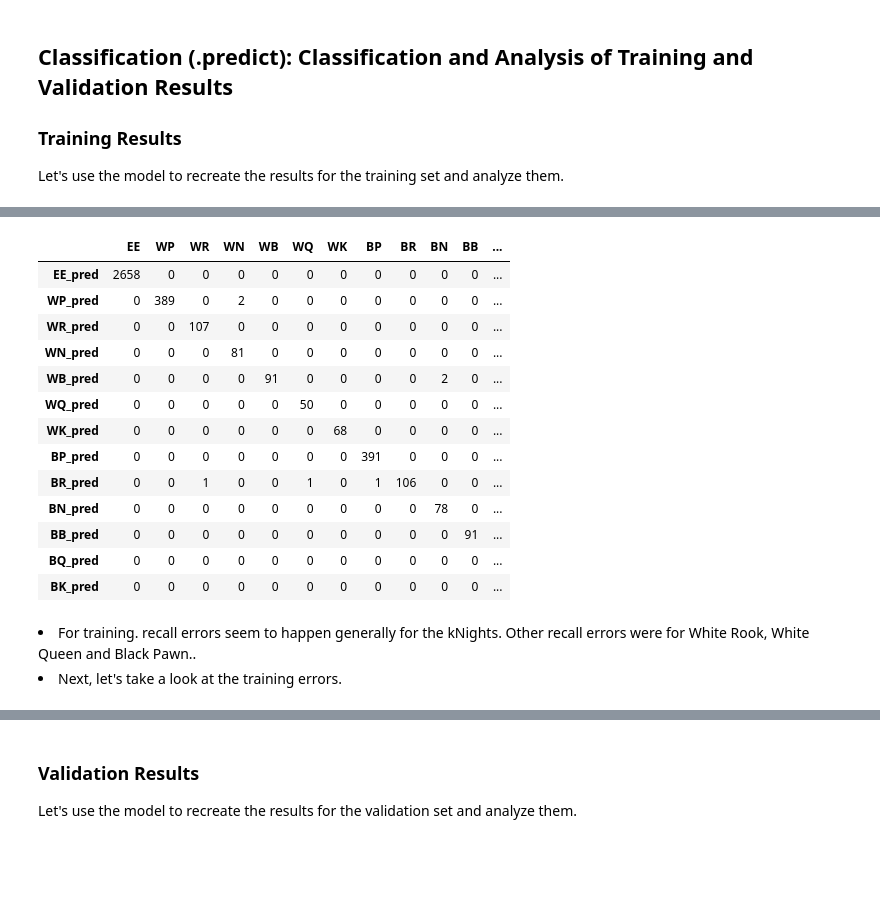
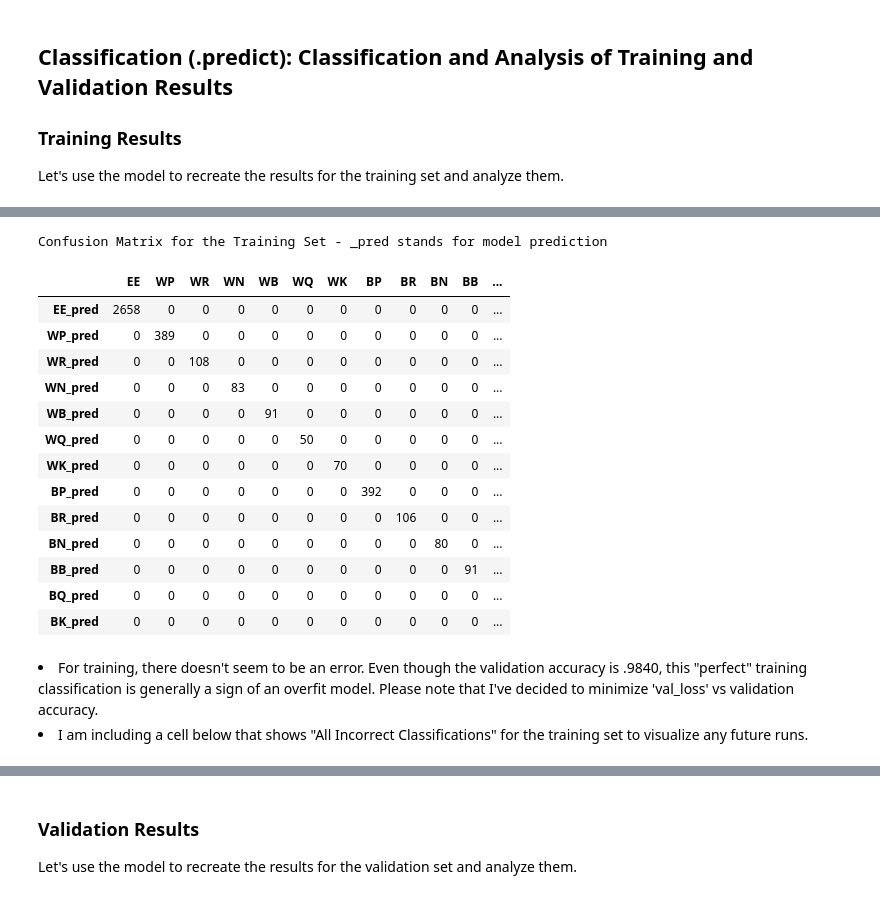
Before and after one commit to artunart/Get-Chess-Board, a Jupyter notebook: Get Chess Board - Part 3b - Piece Classification - Train + Predict.ipynb, the cells around one changed output, grey strips where cells are left out. Saved outputs shown, nothing was run; the diff lists cells and outputs as text; code cells hidden in the pictures; blank space fills up the shorter version.

```diff
--- a/Get Chess Board - Part 3b - Piece Classification - Train + Predict.ipynb
+++ b/Get Chess Board - Part 3b - Piece Classification - Train + Predict.ipynb
@@ -156,29 +165,31 @@ Prediction Image Count:4231
 # %%
 label_dict_csv_full_path = 'data/model/piece-train/chess_dict_all_EBW.csv'
 label_dict = list(pd.read_csv(label_dict_csv_full_path, header=None).iloc[:,0])
 
 train_label_ind = y_train.argmax(axis=1)
 train_pred_ind = y_train_pred.argmax(axis=1)
-train_confusion = tf.math.confusion_matrix(y_train.argmax(axis=1), y_train_pred.argmax(axis=1))
+train_confusion = tf.math.confusion_matrix(train_label_ind, train_pred_ind)
 train_confusion_df = pd.DataFrame(data=train_confusion.numpy().T, columns = label_dict, index = [_+'_pred' for _ in label_dict])
+print('Confusion Matrix for the Training Set - _pred stands for model prediction')
 train_confusion_df
 # %% [output]
+Confusion Matrix for the Training Set - _pred stands for model prediction
 |  | EE | WP | WR | WN | WB | WQ | WK | BP | BR | BN | BB | ... |
 | EE_pred | 2658 | 0 | 0 | 0 | 0 | 0 | 0 | 0 | 0 | 0 | 0 | ... |
-| WP_pred | 0 | 389 | 0 | 2 | 0 | 0 | 0 | 0 | 0 | 0 | 0 | ... |
-| WR_pred | 0 | 0 | 107 | 0 | 0 | 0 | 0 | 0 | 0 | 0 | 0 | ... |
-| WN_pred | 0 | 0 | 0 | 81 | 0 | 0 | 0 | 0 | 0 | 0 | 0 | ... |
-| WB_pred | 0 | 0 | 0 | 0 | 91 | 0 | 0 | 0 | 0 | 2 | 0 | ... |
+| WP_pred | 0 | 389 | 0 | 0 | 0 | 0 | 0 | 0 | 0 | 0 | 0 | ... |
+| WR_pred | 0 | 0 | 108 | 0 | 0 | 0 | 0 | 0 | 0 | 0 | 0 | ... |
+| WN_pred | 0 | 0 | 0 | 83 | 0 | 0 | 0 | 0 | 0 | 0 | 0 | ... |
+| WB_pred | 0 | 0 | 0 | 0 | 91 | 0 | 0 | 0 | 0 | 0 | 0 | ... |
 | WQ_pred | 0 | 0 | 0 | 0 | 0 | 50 | 0 | 0 | 0 | 0 | 0 | ... |
-| WK_pred | 0 | 0 | 0 | 0 | 0 | 0 | 68 | 0 | 0 | 0 | 0 | ... |
-| BP_pred | 0 | 0 | 0 | 0 | 0 | 0 | 0 | 391 | 0 | 0 | 0 | ... |
-| BR_pred | 0 | 0 | 1 | 0 | 0 | 1 | 0 | 1 | 106 | 0 | 0 | ... |
-| BN_pred | 0 | 0 | 0 | 0 | 0 | 0 | 0 | 0 | 0 | 78 | 0 | ... |
+| WK_pred | 0 | 0 | 0 | 0 | 0 | 0 | 70 | 0 | 0 | 0 | 0 | ... |
+| BP_pred | 0 | 0 | 0 | 0 | 0 | 0 | 0 | 392 | 0 | 0 | 0 | ... |
+| BR_pred | 0 | 0 | 0 | 0 | 0 | 0 | 0 | 0 | 106 | 0 | 0 | ... |
+| BN_pred | 0 | 0 | 0 | 0 | 0 | 0 | 0 | 0 | 0 | 80 | 0 | ... |
 | BB_pred | 0 | 0 | 0 | 0 | 0 | 0 | 0 | 0 | 0 | 0 | 91 | ... |
 | BQ_pred | 0 | 0 | 0 | 0 | 0 | 0 | 0 | 0 | 0 | 0 | 0 | ... |
 | BK_pred | 0 | 0 | 0 | 0 | 0 | 0 | 0 | 0 | 0 | 0 | 0 | ... |
 # %% [markdown]
-<li>For training. recall errors seem to happen generally for the kNights. Other recall errors were for White Rook, White Queen and Black Pawn.. <li>
-Next, let's take a look at the training errors.
+<li>For training, there doesn't seem to be an error. Even though the validation accuracy is .9840, this "perfect" training classification is generally a sign of an overfit model.  Please note that I've decided to minimize 'val_loss' vs validation accuracy.
+<li>I am including a cell below that shows "All Incorrect Classifications" for the training set to visualize any future runs.
 # %%
 IMG_FORMATS = ['png', 'jpg', 'jpeg']
```
Also changed, not shown: parts of 16 cells of this notebook, 15 other files.
